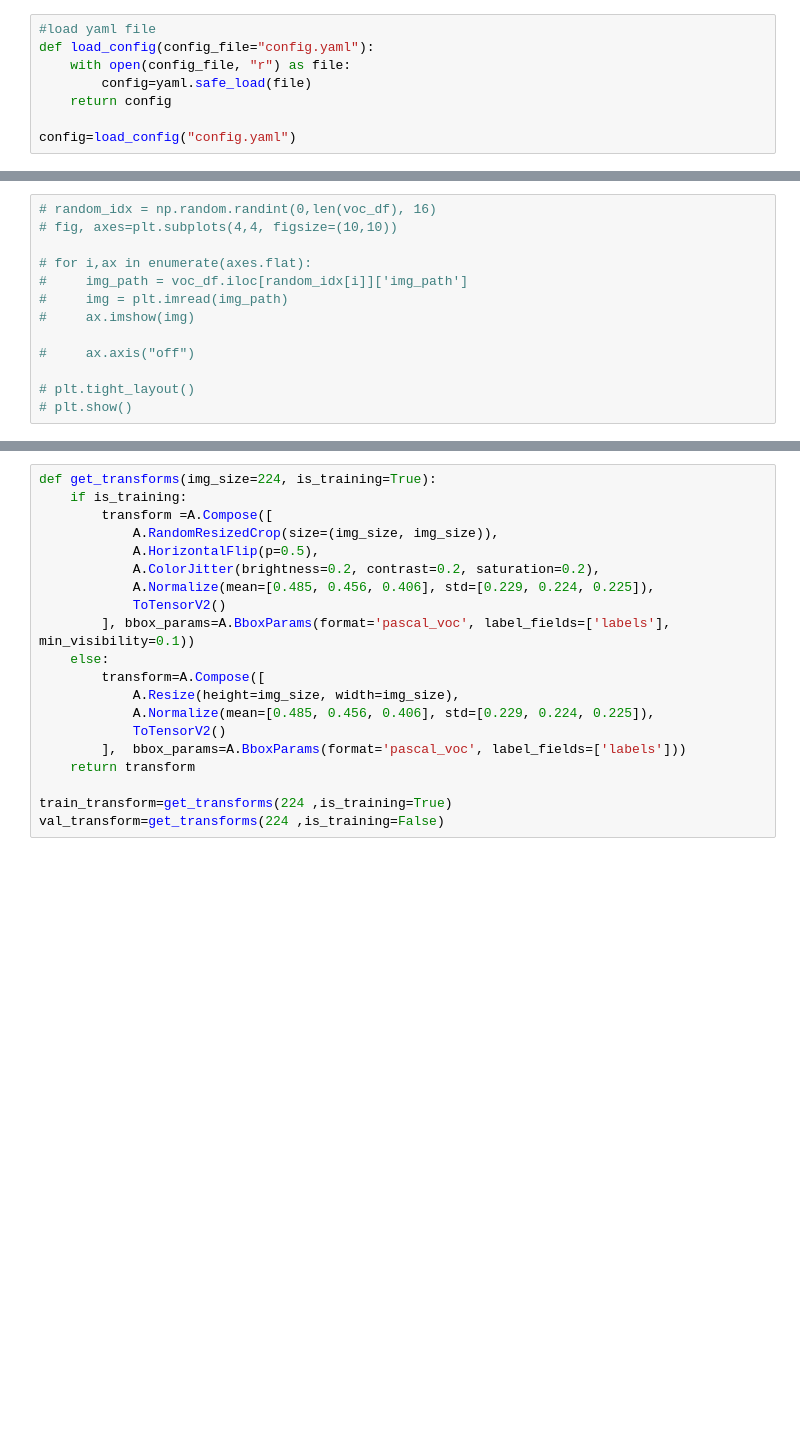
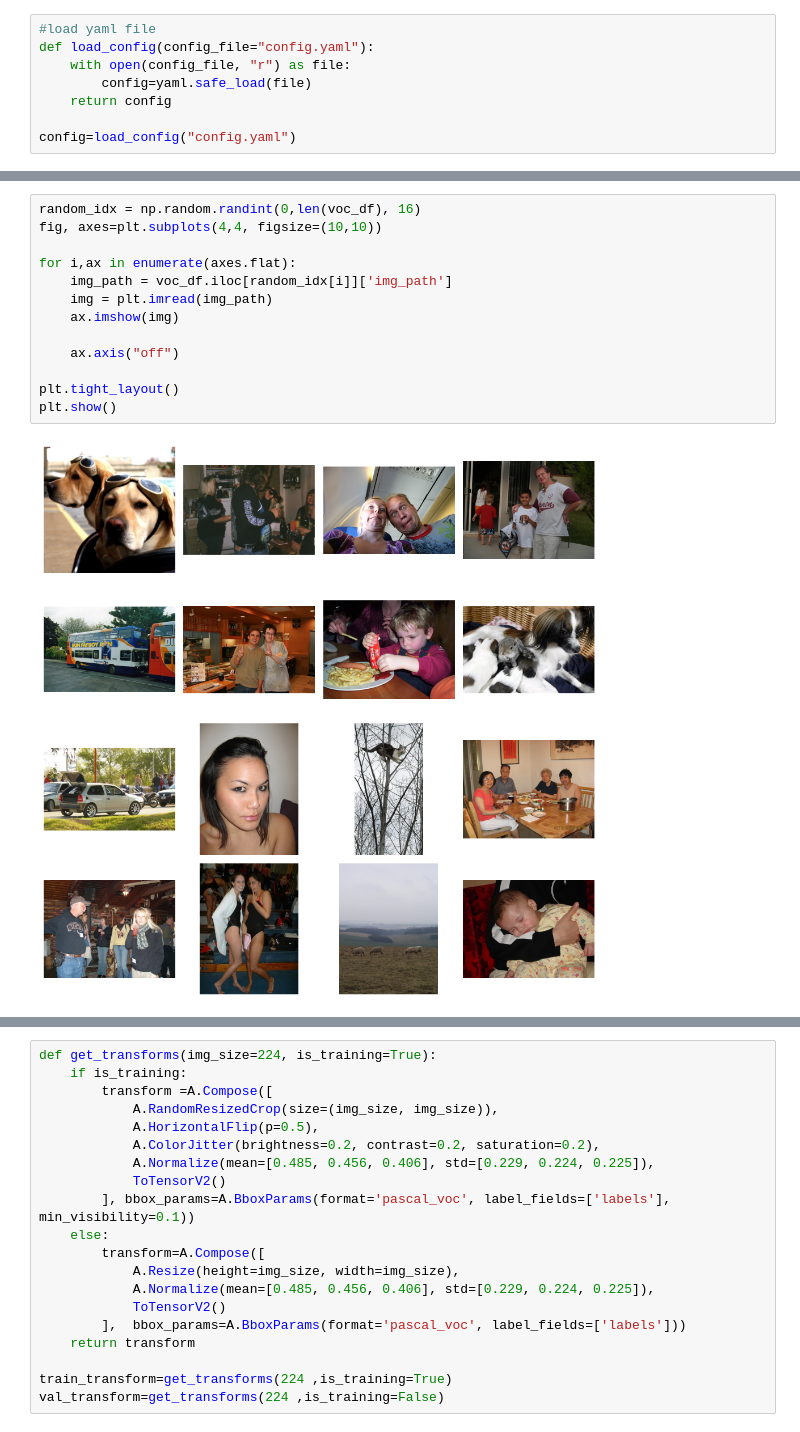
Before and after one commit to n1giahuy/faster-rcnn-pascal-voc-practice, a Jupyter notebook: model.ipynb, the cells around one changed output, grey strips where cells are left out. Drawn from its saved outputs; the diff is of its cells as text; blank space fills up the shorter version.

```diff
--- a/model.ipynb
+++ b/model.ipynb
@@ -100,14 +109,16 @@ config=load_config("config.yaml")
 # %%
-# random_idx = np.random.randint(0,len(voc_df), 16)
-# fig, axes=plt.subplots(4,4, figsize=(10,10))
+random_idx = np.random.randint(0,len(voc_df), 16)
+fig, axes=plt.subplots(4,4, figsize=(10,10))
 
-# for i,ax in enumerate(axes.flat):
-#     img_path = voc_df.iloc[random_idx[i]]['img_path']
-#     img = plt.imread(img_path)
-#     ax.imshow(img)
+for i,ax in enumerate(axes.flat):
+    img_path = voc_df.iloc[random_idx[i]]['img_path']
+    img = plt.imread(img_path)
+    ax.imshow(img)
 
-#     ax.axis("off")
+    ax.axis("off")
 
-# plt.tight_layout()
-# plt.show()
+plt.tight_layout()
+plt.show()
+# %% [output]
+[figure, added]
 # %%
```
Also changed, not shown: parts of 5 cells of this notebook.
